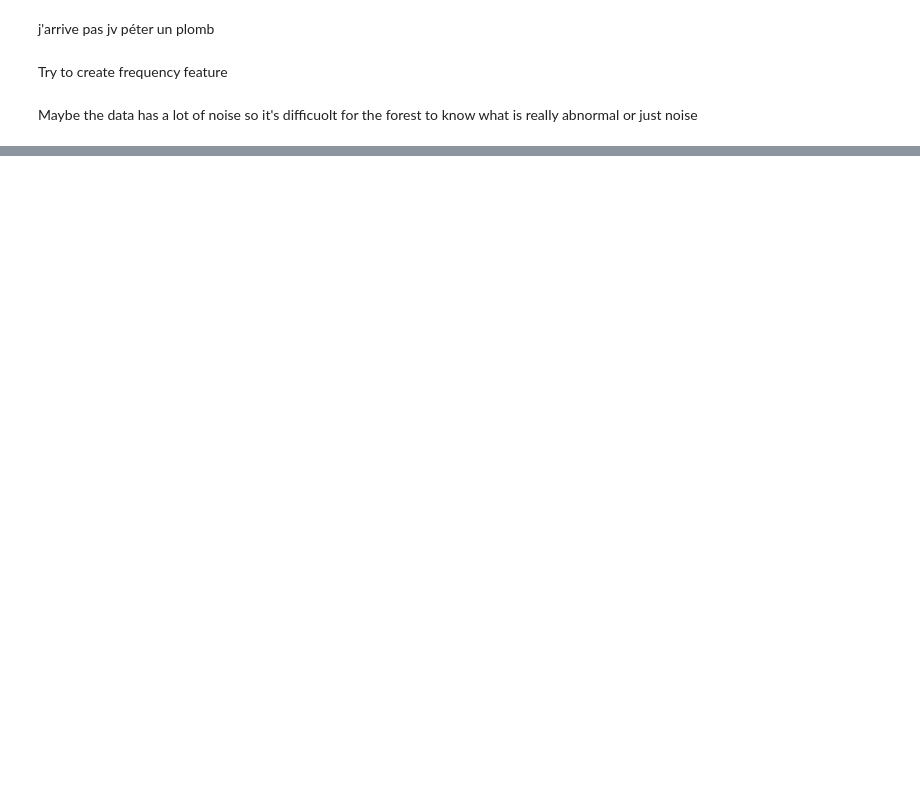
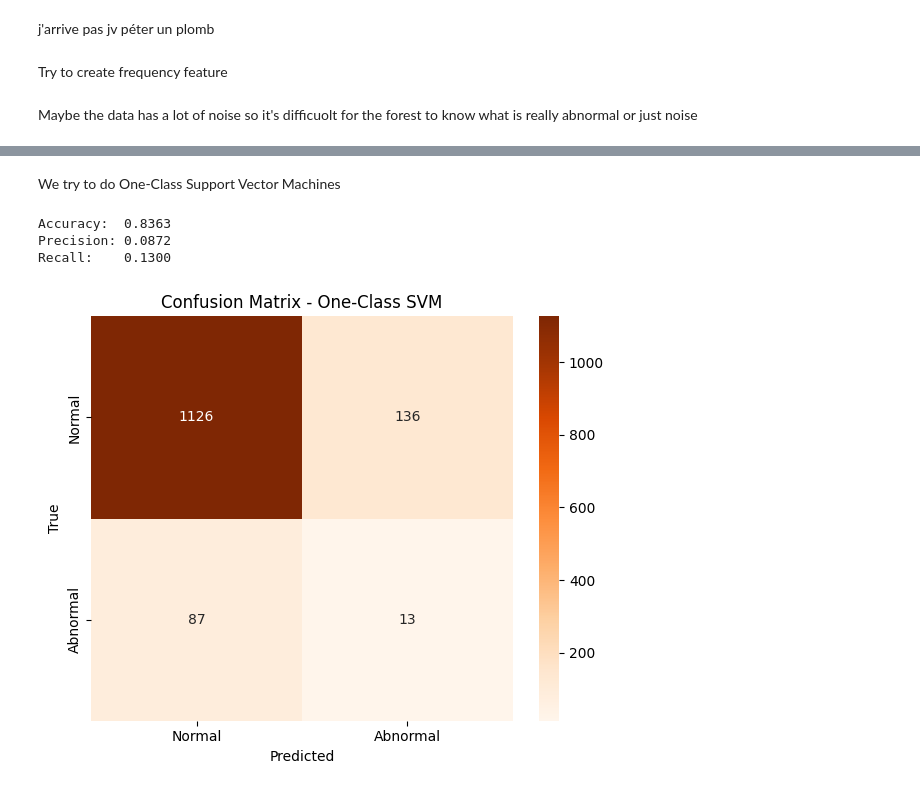
Before and after one commit to amine-e2r/elderly_care, a Jupyter notebook: code1.ipynb, the cells around one changed output, grey strips where cells are left out. Drawn from its saved outputs; the diff is of its cells as text; code cells hidden in the pictures; blank space fills up the shorter version.

```diff
--- a/code1.ipynb
+++ b/code1.ipynb
@@ -1019,0 +1156,56 @@ Maybe the data has a lot of noise so it's difficuolt for the forest to know what
+# %% [markdown]
+We try to do One-Class Support Vector Machines
+# %%
+from sklearn.svm import OneClassSVM
+from sklearn.preprocessing import StandardScaler
+from sklearn.metrics import accuracy_score, precision_score, recall_score, confusion_matrix
+import seaborn as sns
+import matplotlib.pyplot as plt
+
+# --- 1. Préparer les données ---
+# Entraînement : uniquement les normaux
+# Test : normaux + anormaux (comme tu faisais avec l'Isolation Forest)
+
+feature_cols = ["RR_mean", "SDNN", "RMSSD", "pNN50", "LF/HF",
+                "RR_max", "RR_min", "RR_range", "RR_diff_max", "RR_diff_std"]
+
+X_train_oc = df_train[feature_cols]   # seulement les normaux
+
+X_test_oc  = df_test[feature_cols]    # normaux + anormaux
+y_test_oc  = df_test["label"].astype(int)
+
+# --- 2. Standardisation ---
+scaler = StandardScaler()
+X_train_oc_scaled = scaler.fit_transform(X_train_oc)
+X_test_oc_scaled  = scaler.transform(X_test_oc)
+
+# --- 3. One-Class SVM ---
+# nu ≈ proportion attendue d'anomalies (entre 0.05 et 0.2 à tester)
+oc_svm = OneClassSVM(kernel='rbf', nu=0.1, gamma='scale')
+oc_svm.fit(X_train_oc_scaled)
+
+# --- 4. Prédiction ---
+# One-Class SVM retourne : +1 = normal (inlier), -1 = anomalie (outlier)
+y_pred_raw = oc_svm.predict(X_test_oc_scaled)
+y_pred_oc  = (y_pred_raw == -1).astype(int)   # -1 → 1 (anomalie), +1 → 0 (normal)
+
+# --- 5. Métriques ---
+print(f"Accuracy:  {accuracy_score(y_test_oc, y_pred_oc):.4f}")
+print(f"Precision: {precision_score(y_test_oc, y_pred_oc):.4f}")
+print(f"Recall:    {recall_score(y_test_oc, y_pred_oc):.4f}")
+
+cm = confusion_matrix(y_test_oc, y_pred_oc)
+plt.figure(figsize=(6, 5))
+sns.heatmap(cm, annot=True, fmt="d", cmap="Oranges",
+            xticklabels=["Normal", "Abnormal"],
+            yticklabels=["Normal", "Abnormal"])
+plt.title("Confusion Matrix - One-Class SVM")
+plt.xlabel("Predicted")
+plt.ylabel("True")
+plt.tight_layout()
+plt.show()
+# %% [output]
+Accuracy:  0.8363
+Precision: 0.0872
+Recall:    0.1300
+[figure, added]
```
Also changed, not shown: parts of 8 cells of this notebook.
